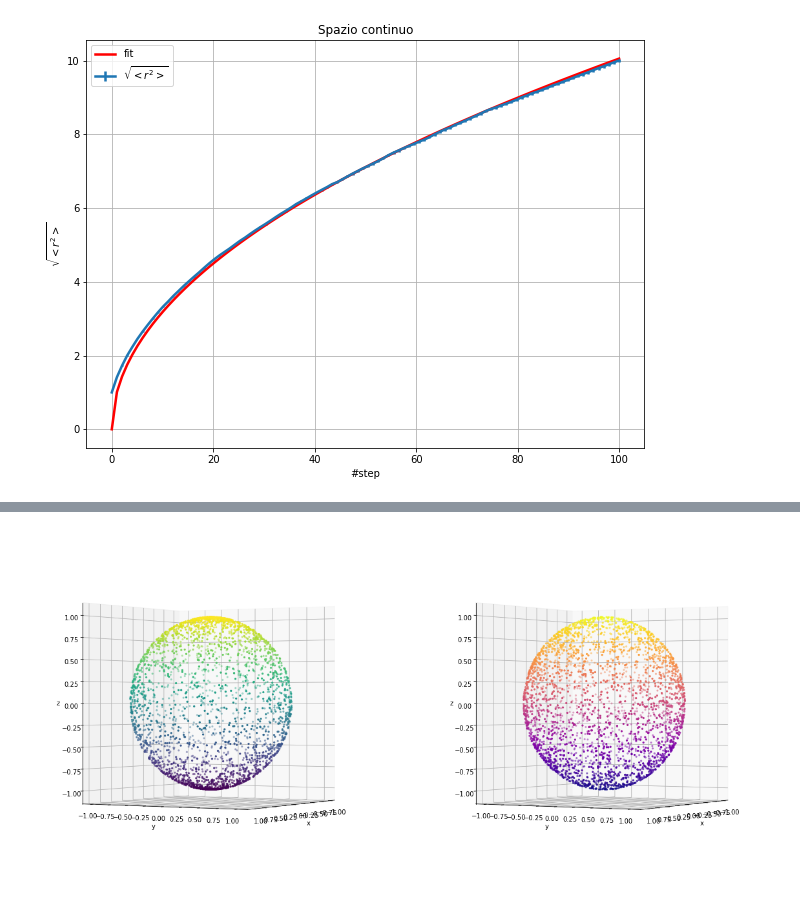
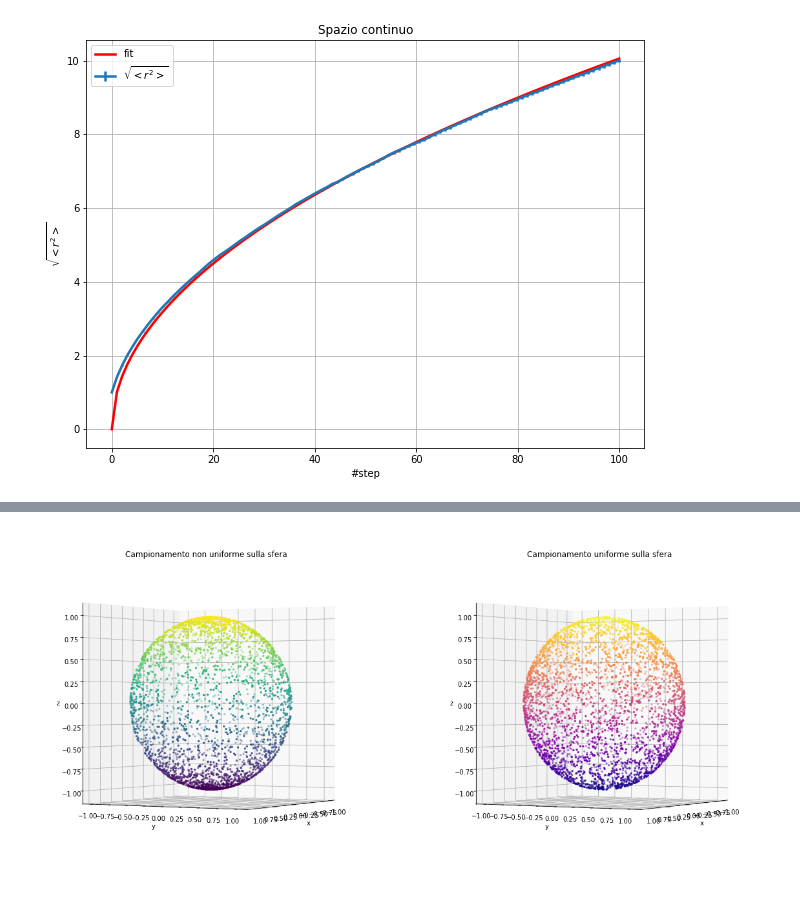
Before and after one commit to danidimic/NSL-exercise, a Jupyter notebook: LSN_Exercise_02/LSN_Exercise_02.ipynb, the cells around one changed output, grey strips where cells are left out. Saved outputs shown, nothing was run; the diff lists cells and outputs as text; code cells hidden in the pictures.

```diff
--- a/LSN_Exercise_02/LSN_Exercise_02.ipynb
+++ b/LSN_Exercise_02/LSN_Exercise_02.ipynb
@@ -186,40 +188,42 @@ import matplotlib
 import matplotlib.pyplot as plt
 from mpl_toolkits.mplot3d import Axes3D
 
-M=3000
+M=3500
 fig = plt.figure(figsize=(20,10))
 
-#campionamento uniforme di theta e phi
+#campionamento uniforme di theta e phi nei rispettivi intervalli di esistenza
 theta=np.random.uniform(0.0, math.pi, M)
 phi=np.random.uniform(0.0, 2*math.pi, M)
 
 X=np.sin(theta)*np.cos(phi)
 Y=np.sin(theta)*np.sin(phi)
 Z=np.cos(theta)
 
 ax = fig.add_subplot(1,2,1, projection='3d')
 ax.scatter(X, Y, Z, c=Z, marker='.')
+ax.set_title("Campionamento non uniforme sulla sfera")
 ax.set_xlabel('x')
 ax.set_ylabel('y')
 ax.set_zlabel('z')
 ax.view_init(0, 30) #vista equatoriale
 
 #campionamento corretto di theta e phi
 x=np.random.uniform(0.0, 1.0, M)
 theta=np.arccos(2*x-1)
 phi=np.random.uniform(0.0, 2*math.pi, M)
 
 X=np.sin(theta)*np.cos(phi)
 Y=np.sin(theta)*np.sin(phi)
 Z=np.cos(theta)
 
 ax = fig.add_subplot(1,2,2, projection='3d')
 ax.scatter(X, Y, Z, c=Z, marker='.', cmap='plasma')
+ax.set_title("Campionamento uniforme sulla sfera")
 ax.set_xlabel('x')
 ax.set_ylabel('y')
 ax.set_zlabel('z')
 ax.view_init(0,30) #vista equatoriale
 
 plt.show()
 # %% [output]
-[figure, old version]
+[figure, new version]
```
Also changed, not shown: parts of 1 cell of this notebook, 6 other files.
